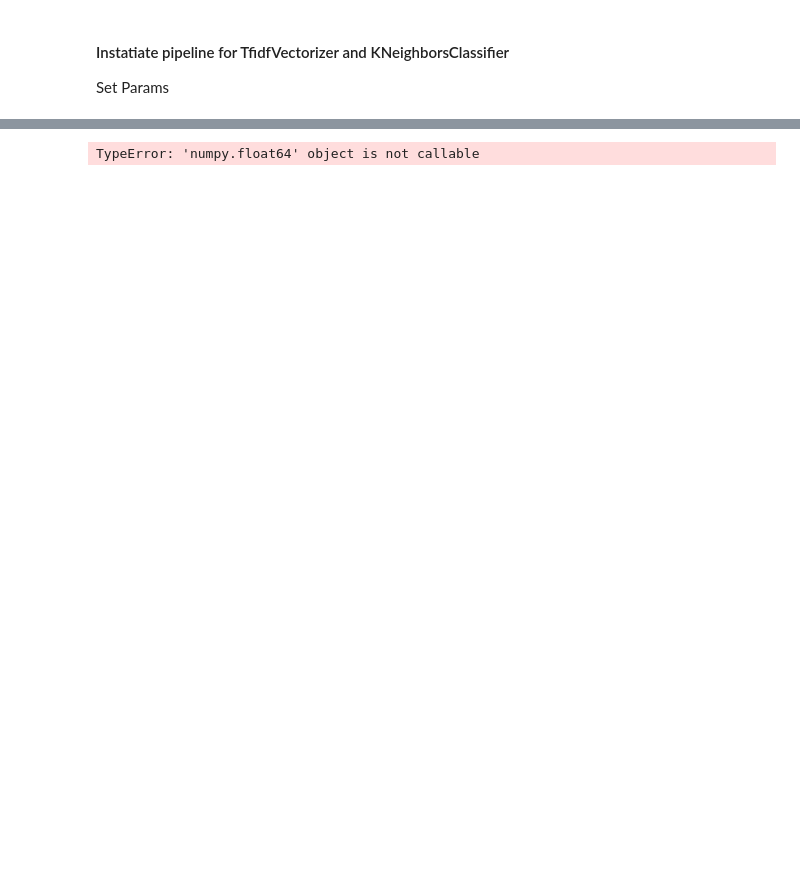
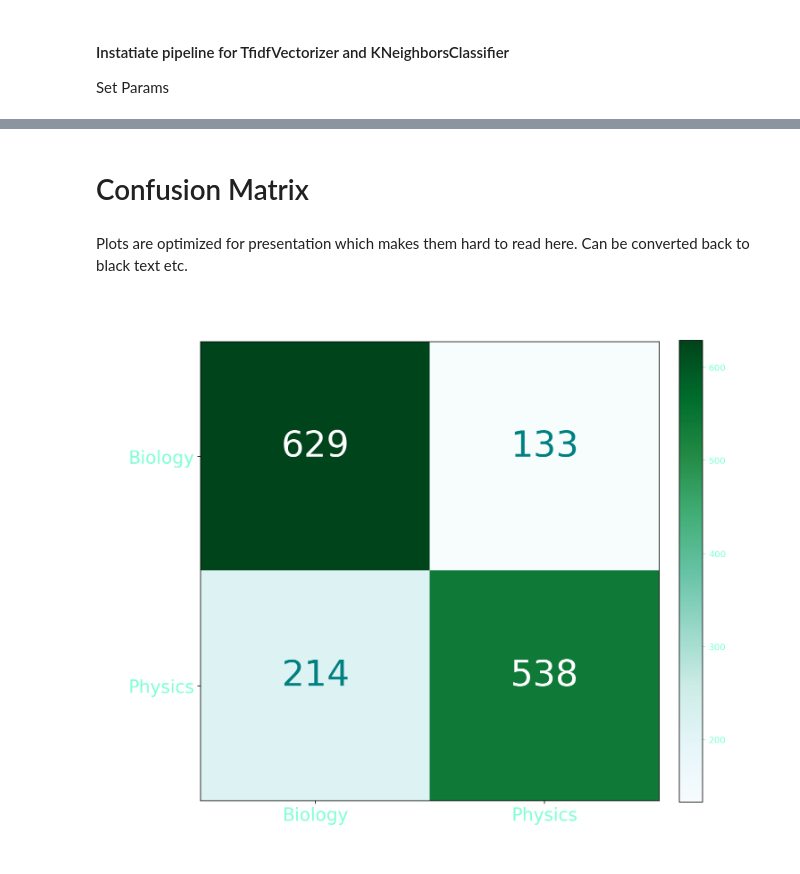
Before and after one commit to soulclimberchick/Publication-Topic-Classification, a Jupyter notebook: Code.ipynb, the cells around one changed output, grey strips where cells are left out. Drawn from its saved outputs; the diff is of its cells as text; code cells hidden in the pictures; blank space fills up the shorter version.

```diff
--- a/Code.ipynb
+++ b/Code.ipynb
@@ -373,52 +402,41 @@ Test Score: 0.6367858971545608
-# %%
-def get_metrics(y_test, y_pred):
-    # true positives / (true positives+false positives)
-    precision = precision_score(y_test, y_pred, pos_label=None,
-                                    average='weighted')
-    # true positives / (true positives + false negatives)
-    recall = recall_score(y_test, y_pred, pos_label=None,
-                              average='weighted')
-
-    # harmonic mean of precision and recall
-    f1 = f1_score(y_test, y_pred, pos_label=None, average='weighted')
-
-    # true positives + true negatives/ total
-    accuracy = accuracy_score(y_test, y_pred)
-    return accuracy, precision, recall, f1
-
-accuracy, precision, recall, f1 = get_metrics(y_test, y_pred)
-print("accuracy = %.3f, precision = %.3f, recall = %.3f, f1 = %.3f" % (accuracy, precision, recall, f1))
-# %% [output]
-TypeError: 'numpy.float64' object is not callable
+# %% [markdown]
+# Confusion Matrix
 # %%
+from matplotlib import cm
 def plot_confusion_matrix(cm, classes,
                           normalize=False,
                           title='Confusion matrix',
-                          cmap=plt.cm.winter):
+                          cmap=plt.cm.BuGn):
     if normalize:
         cm = cm.astype('float') / cm.sum(axis=1)[:, np.newaxis]
     plt.imshow(cm, interpolation='nearest', cmap=cmap)
-    plt.title(title, fontsize=30)
-    plt.colorbar()
+    plt.title(title, fontsize=30, color='white', pad=20)
+    color_bar = plt.colorbar(fraction=0.046, pad=0.04)
+    plt.setp(plt.getp(color_bar.ax.axes, 'yticklabels'), color='aquamarine')
+    color_bar.ax.yaxis.set_tick_params(color='aquamarine')
     tick_marks = np.arange(len(classes))
-    plt.xticks(tick_marks, classes, fontsize=20)
-    plt.yticks(tick_marks, classes, fontsize=20)
+    plt.xticks(tick_marks, classes, fontsize=20, color='aquamarine')
+    plt.yticks(tick_marks, classes, fontsize=20, color='aquamarine')
 
     fmt = '.2f' if normalize else 'd'
     thresh = cm.max() / 2.
 
     for i, j in itertools.product(range(cm.shape[0]), range(cm.shape[1])):
         plt.text(j, i, format(cm[i, j], fmt), horizontalalignment="center",
-                 color="white" if cm[i, j] < thresh else "black", fontsize=40)
+                 color="teal" if cm[i, j] < thresh else "white", fontsize=40)
 
     plt.tight_layout()
-    plt.ylabel('True label', fontsize=30)
-    plt.xlabel('Predicted label', fontsize=30)
+    plt.ylabel('True label', fontsize=26, color='white')
+    plt.xlabel('Predicted label', fontsize=26, color='white')
 
     return plt
+# %% [markdown]
+Plots are optimized for presentation which makes them hard to read here. Can be converted back to black text etc.
 # %%
 cm = confusion_matrix(y_test, y_pred)
 fig = plt.figure(figsize=(10, 10))
-plot = plot_confusion_matrix(cm, classes=['Irrelevant','Disaster'], normalize=False, title='Confusion matrix')
-plt.show()
-print(cm)
+plot = plot_confusion_matrix(cm, classes=['Biology','Physics'], normalize=False, title='Confusion matrix')
+plt.savefig('Visuals/confusion_matrix.png', dpi=360, transparent=True)
+plt.tight_layout();
+# %% [output]
+[figure, added]
```
Also changed, not shown: parts of 48 cells of this notebook, 8 other files.
